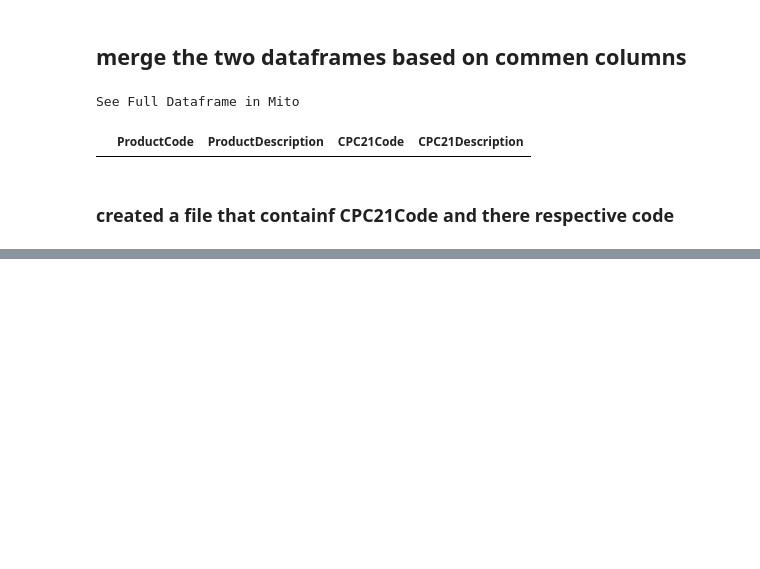
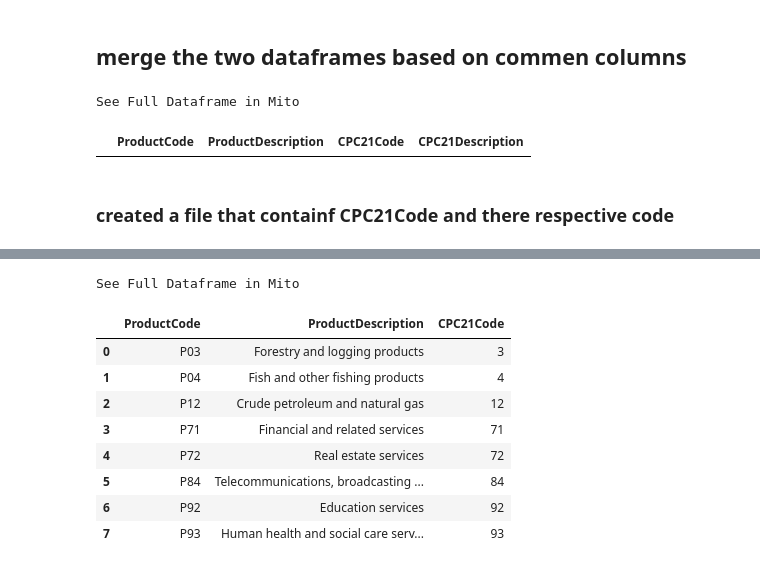
Before and after one commit to Fraol123/Database, a Jupyter notebook: Iterate-over-folders.ipynb, the cells around one changed output, grey strips where cells are left out. Cells and saved outputs as stored; diff of their text form; code cells hidden in the pictures; blank space fills up the shorter version.

```diff
--- a/Iterate-over-folders.ipynb
+++ b/Iterate-over-folders.ipynb
@@ -191,3 +191,17 @@ See Full Dataframe in Mito
 | 2 | Funeral and related activities | 973 |
 | 3 | Hairdressing and other beauty tre... | 972 |
 | 4 | Higher education | 925 |
+# %%
+merged_df2 = pd.merge(new_country,CPC21, on = ['ProductDescription'])
+merged_df2
+# %% [output]
+See Full Dataframe in Mito
+|  | ProductCode | ProductDescription | CPC21Code |
+| 0 | P03 | Forestry and logging products | 3 |
+| 1 | P04 | Fish and other fishing products | 4 |
+| 2 | P12 | Crude petroleum and natural gas | 12 |
+| 3 | P71 | Financial and related services | 71 |
+| 4 | P72 | Real estate services | 72 |
+| 5 | P84 | Telecommunications, broadcasting ... | 84 |
+| 6 | P92 | Education services | 92 |
+| 7 | P93 | Human health and social care serv... | 93 |
```
Also changed, not shown: parts of 3 cells of this notebook, 1 other file.
